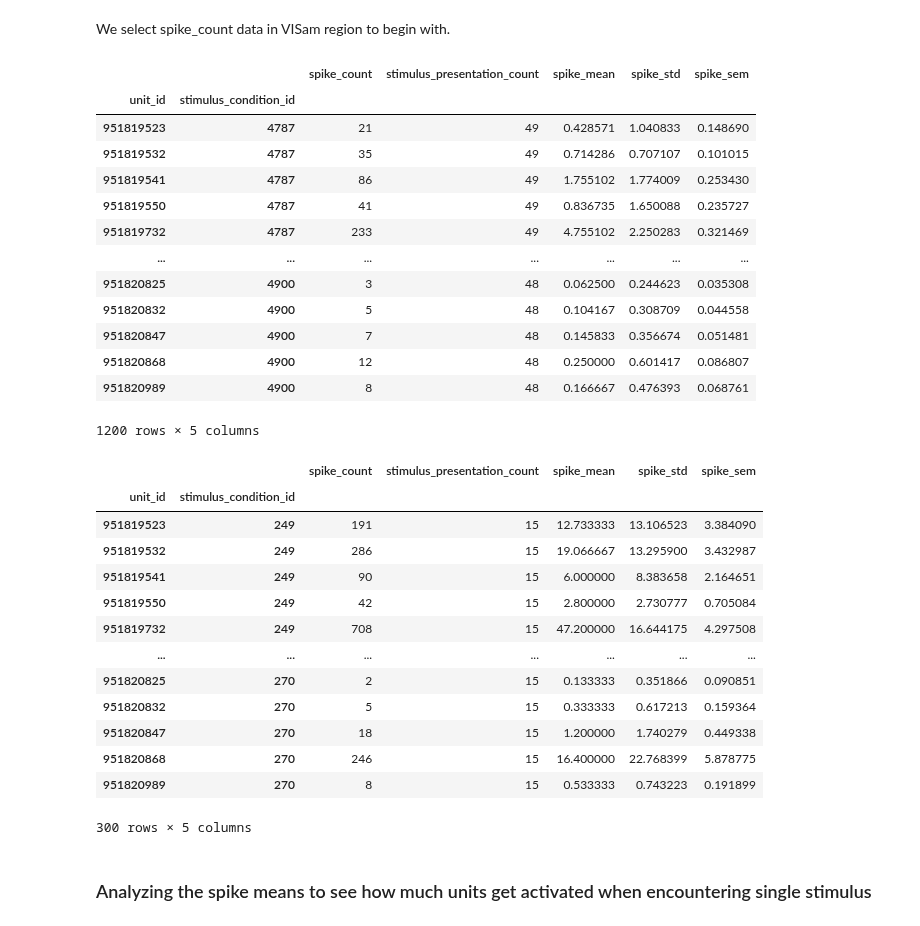
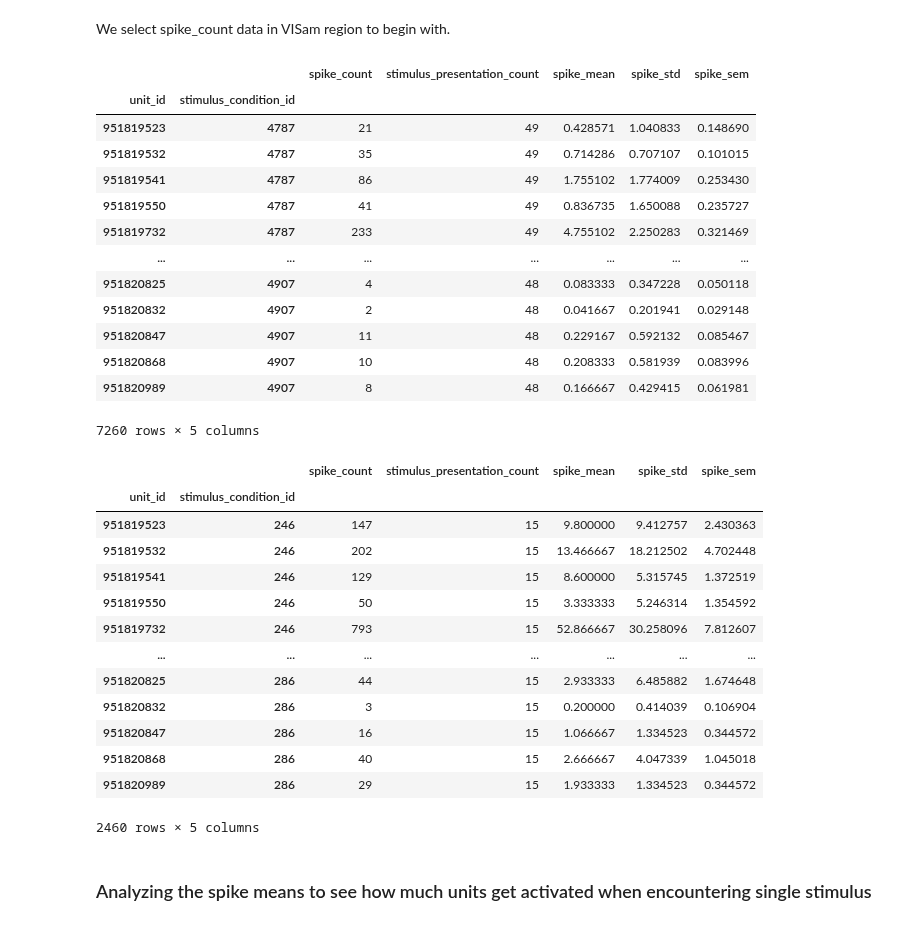
Before and after one commit to tebe-nigrelli/MMN-Group-Project, a Jupyter notebook: 02_Hypothesis_Testing.ipynb, the cells around one changed output. Saved outputs shown, nothing was run; the diff lists cells and outputs as text; code cells hidden in the pictures.

```diff
--- a/02_Hypothesis_Testing.ipynb
+++ b/02_Hypothesis_Testing.ipynb
@@ -83,7 +21,10 @@ def get_spike(session, stimuli, ecephys_structure_acronym):
 # %% [markdown]
 We select spike_count data in VISam region to begin with.
 # %%
-static_spike_counts = get_spike(session, stimuli = "static_gratings", ecephys_structure_acronym="VISam")
+static_spike_counts = get_conditionwise_spike_statistics(
+  stimulus_name = "static_gratings",
+  structure_acronym = "VISam"
+)
 
 static_spike_counts
 # %% [output]
@@ -95,31 +36,34 @@ static_spike_counts
 | 951819550 | 4787 | 41 | 49 | 0.836735 | 1.650088 | 0.235727 |
 | 951819732 | 4787 | 233 | 49 | 4.755102 | 2.250283 | 0.321469 |
 | ... | ... | ... | ... | ... | ... | ... |
-| 951820825 | 4900 | 3 | 48 | 0.062500 | 0.244623 | 0.035308 |
-| 951820832 | 4900 | 5 | 48 | 0.104167 | 0.308709 | 0.044558 |
-| 951820847 | 4900 | 7 | 48 | 0.145833 | 0.356674 | 0.051481 |
-| 951820868 | 4900 | 12 | 48 | 0.250000 | 0.601417 | 0.086807 |
-| 951820989 | 4900 | 8 | 48 | 0.166667 | 0.476393 | 0.068761 |
+| 951820825 | 4907 | 4 | 48 | 0.083333 | 0.347228 | 0.050118 |
+| 951820832 | 4907 | 2 | 48 | 0.041667 | 0.201941 | 0.029148 |
+| 951820847 | 4907 | 11 | 48 | 0.229167 | 0.592132 | 0.085467 |
+| 951820868 | 4907 | 10 | 48 | 0.208333 | 0.581939 | 0.083996 |
+| 951820989 | 4907 | 8 | 48 | 0.166667 | 0.429415 | 0.061981 |
-1200 rows × 5 columns
+7260 rows × 5 columns
 # %%
-drifting_spike_counts = get_spike(session, stimuli = "drifting_gratings", ecephys_structure_acronym="VISam")
+drifting_spike_counts = get_conditionwise_spike_statistics(
+    stimulus_name = "drifting_gratings",
+    structure_acronym = "VISam"
+)
 
 drifting_spike_counts
 # %% [output]
 |  |  | spike_count | stimulus_presentation_count | spike_mean | spike_std | spike_sem |
 | unit_id | stimulus_condition_id |  |  |  |  |  |
-| 951819523 | 249 | 191 | 15 | 12.733333 | 13.106523 | 3.384090 |
-| 951819532 | 249 | 286 | 15 | 19.066667 | 13.295900 | 3.432987 |
-| 951819541 | 249 | 90 | 15 | 6.000000 | 8.383658 | 2.164651 |
-| 951819550 | 249 | 42 | 15 | 2.800000 | 2.730777 | 0.705084 |
-| 951819732 | 249 | 708 | 15 | 47.200000 | 16.644175 | 4.297508 |
+| 951819523 | 246 | 147 | 15 | 9.800000 | 9.412757 | 2.430363 |
+| 951819532 | 246 | 202 | 15 | 13.466667 | 18.212502 | 4.702448 |
+| 951819541 | 246 | 129 | 15 | 8.600000 | 5.315745 | 1.372519 |
+| 951819550 | 246 | 50 | 15 | 3.333333 | 5.246314 | 1.354592 |
+| 951819732 | 246 | 793 | 15 | 52.866667 | 30.258096 | 7.812607 |
 | ... | ... | ... | ... | ... | ... | ... |
-| 951820825 | 270 | 2 | 15 | 0.133333 | 0.351866 | 0.090851 |
-| 951820832 | 270 | 5 | 15 | 0.333333 | 0.617213 | 0.159364 |
-| 951820847 | 270 | 18 | 15 | 1.200000 | 1.740279 | 0.449338 |
-| 951820868 | 270 | 246 | 15 | 16.400000 | 22.768399 | 5.878775 |
-| 951820989 | 270 | 8 | 15 | 0.533333 | 0.743223 | 0.191899 |
+| 951820825 | 286 | 44 | 15 | 2.933333 | 6.485882 | 1.674648 |
+| 951820832 | 286 | 3 | 15 | 0.200000 | 0.414039 | 0.106904 |
+| 951820847 | 286 | 16 | 15 | 1.066667 | 1.334523 | 0.344572 |
+| 951820868 | 286 | 40 | 15 | 2.666667 | 4.047339 | 1.045018 |
+| 951820989 | 286 | 29 | 15 | 1.933333 | 1.334523 | 0.344572 |
-300 rows × 5 columns
+2460 rows × 5 columns
 # %% [markdown]
 ### Analyzing the spike means to see how much units get activated when encountering single stimulus
 # %%
```
Also changed, not shown: parts of 15 cells of this notebook.
